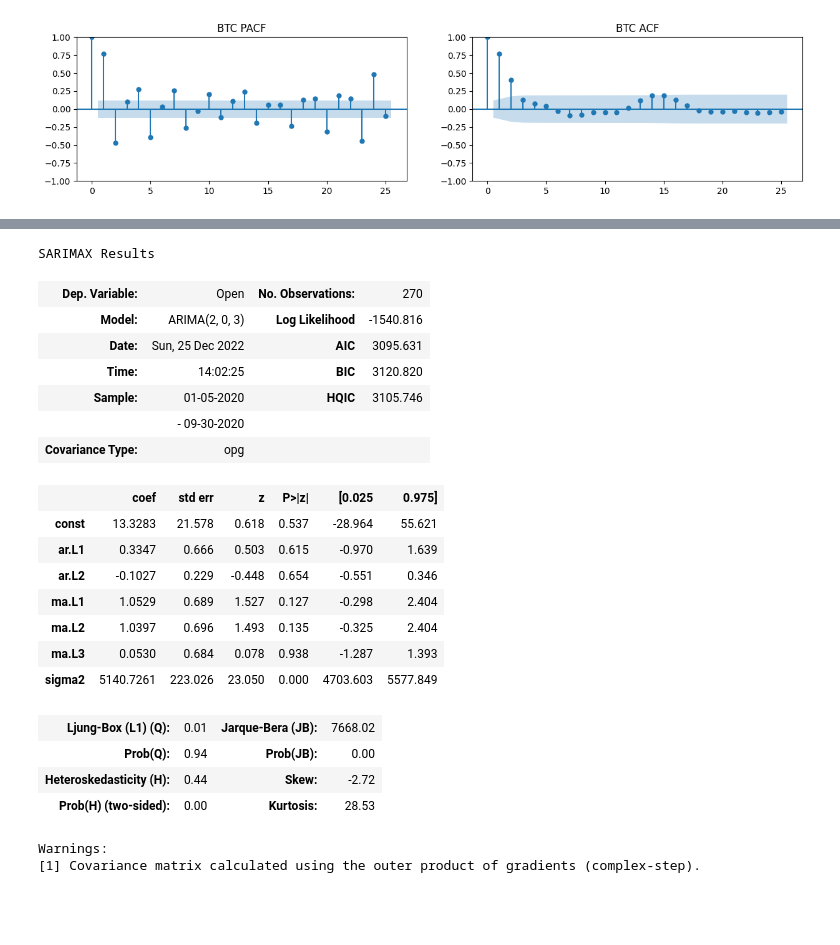
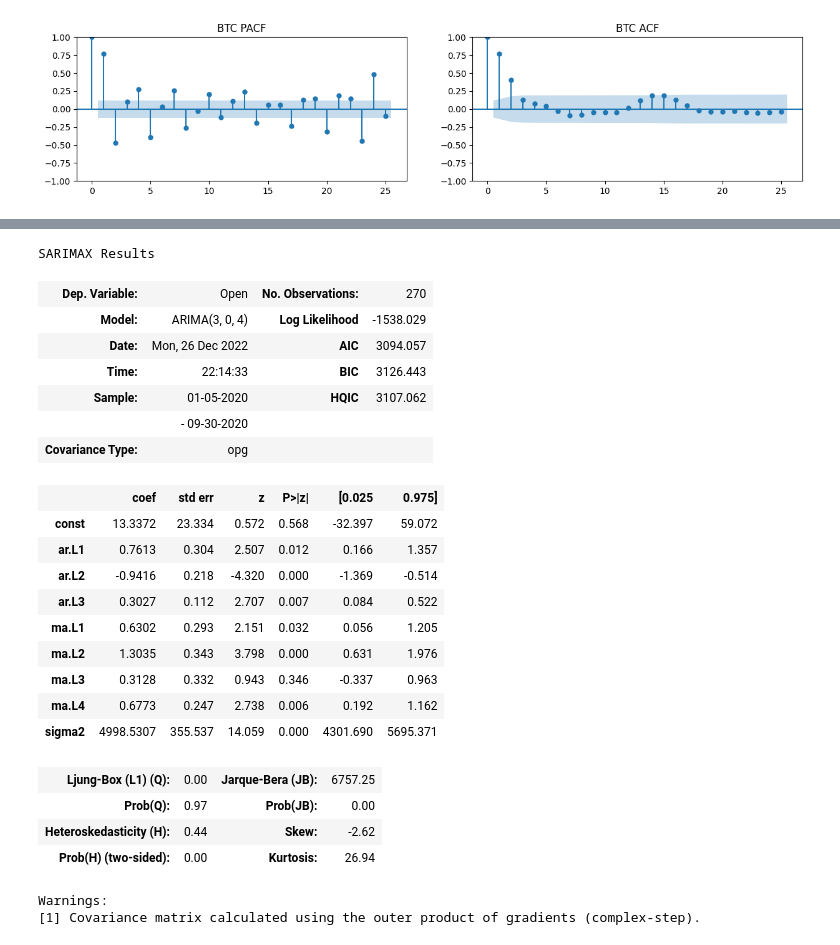
Before and after one commit to al3xkras/arima-python-examples, a Jupyter notebook: arima-currency-analysis/CurrencyAnalysis-ARIMA.ipynb, the cells around one changed output, grey strips where cells are left out. Drawn from its saved outputs; the diff is of its cells as text; code cells hidden in the pictures; blank space fills up the shorter version.

```diff
--- a/arima-currency-analysis/CurrencyAnalysis-ARIMA.ipynb
+++ b/arima-currency-analysis/CurrencyAnalysis-ARIMA.ipynb
@@ -574,25 +588,31 @@ btc.init_figure("small")
-# %%
-btc.summary()
-# %% [output]
-SARIMAX Results
-| Dep. Variable: | Open | No. Observations: | 270 |
-| Model: | ARIMA(2, 0, 3) | Log Likelihood | -1540.816 |
-| Date: | Sun, 25 Dec 2022 | AIC | 3095.631 |
-| Time: | 14:02:25 | BIC | 3120.820 |
-| Sample: | 01-05-2020 | HQIC | 3105.746 |
-|  | - 09-30-2020 |  |  |
-| Covariance Type: | opg |  |  |
-|  | coef | std err | z | P>|z| | [0.025 | 0.975] |
-| const | 13.3283 | 21.578 | 0.618 | 0.537 | -28.964 | 55.621 |
-| ar.L1 | 0.3347 | 0.666 | 0.503 | 0.615 | -0.970 | 1.639 |
-| ar.L2 | -0.1027 | 0.229 | -0.448 | 0.654 | -0.551 | 0.346 |
-| ma.L1 | 1.0529 | 0.689 | 1.527 | 0.127 | -0.298 | 2.404 |
-| ma.L2 | 1.0397 | 0.696 | 1.493 | 0.135 | -0.325 | 2.404 |
-| ma.L3 | 0.0530 | 0.684 | 0.078 | 0.938 | -1.287 | 1.393 |
-| sigma2 | 5140.7261 | 223.026 | 23.050 | 0.000 | 4703.603 | 5577.849 |
-| Ljung-Box (L1) (Q): | 0.01 | Jarque-Bera (JB): | 7668.02 |
-| Prob(Q): | 0.94 | Prob(JB): | 0.00 |
-| Heteroskedasticity (H): | 0.44 | Skew: | -2.72 |
-| Prob(H) (two-sided): | 0.00 | Kurtosis: | 28.53 |
-Warnings:
-[1] Covariance matrix calculated using the outer product of gradients (complex-step).
+# %%
+p=3
+d=0
+q=4
+btc.arima_build(p,d,q,Integration_fun=I,plot=False)
+btc.summary()
+# %% [output]
+SARIMAX Results
+| Dep. Variable: | Open | No. Observations: | 270 |
+| Model: | ARIMA(3, 0, 4) | Log Likelihood | -1538.029 |
+| Date: | Mon, 26 Dec 2022 | AIC | 3094.057 |
+| Time: | 22:14:33 | BIC | 3126.443 |
+| Sample: | 01-05-2020 | HQIC | 3107.062 |
+|  | - 09-30-2020 |  |  |
+| Covariance Type: | opg |  |  |
+|  | coef | std err | z | P>|z| | [0.025 | 0.975] |
+| const | 13.3372 | 23.334 | 0.572 | 0.568 | -32.397 | 59.072 |
+| ar.L1 | 0.7613 | 0.304 | 2.507 | 0.012 | 0.166 | 1.357 |
+| ar.L2 | -0.9416 | 0.218 | -4.320 | 0.000 | -1.369 | -0.514 |
+| ar.L3 | 0.3027 | 0.112 | 2.707 | 0.007 | 0.084 | 0.522 |
+| ma.L1 | 0.6302 | 0.293 | 2.151 | 0.032 | 0.056 | 1.205 |
+| ma.L2 | 1.3035 | 0.343 | 3.798 | 0.000 | 0.631 | 1.976 |
+| ma.L3 | 0.3128 | 0.332 | 0.943 | 0.346 | -0.337 | 0.963 |
+| ma.L4 | 0.6773 | 0.247 | 2.738 | 0.006 | 0.192 | 1.162 |
+| sigma2 | 4998.5307 | 355.537 | 14.059 | 0.000 | 4301.690 | 5695.371 |
+| Ljung-Box (L1) (Q): | 0.00 | Jarque-Bera (JB): | 6757.25 |
+| Prob(Q): | 0.97 | Prob(JB): | 0.00 |
+| Heteroskedasticity (H): | 0.44 | Skew: | -2.62 |
+| Prob(H) (two-sided): | 0.00 | Kurtosis: | 26.94 |
+Warnings:
+[1] Covariance matrix calculated using the outer product of gradients (complex-step).
```
Also changed, not shown: parts of 16 cells of this notebook.
